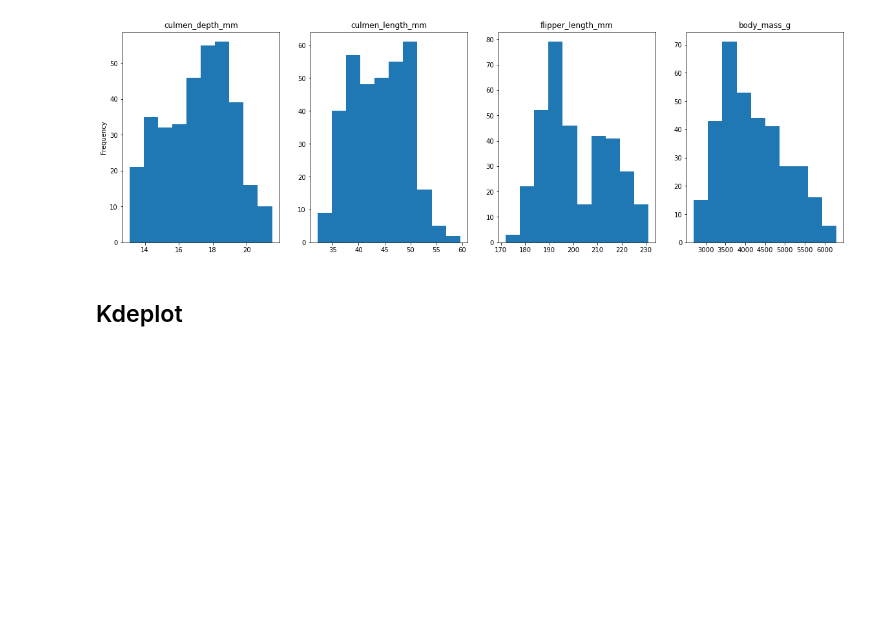
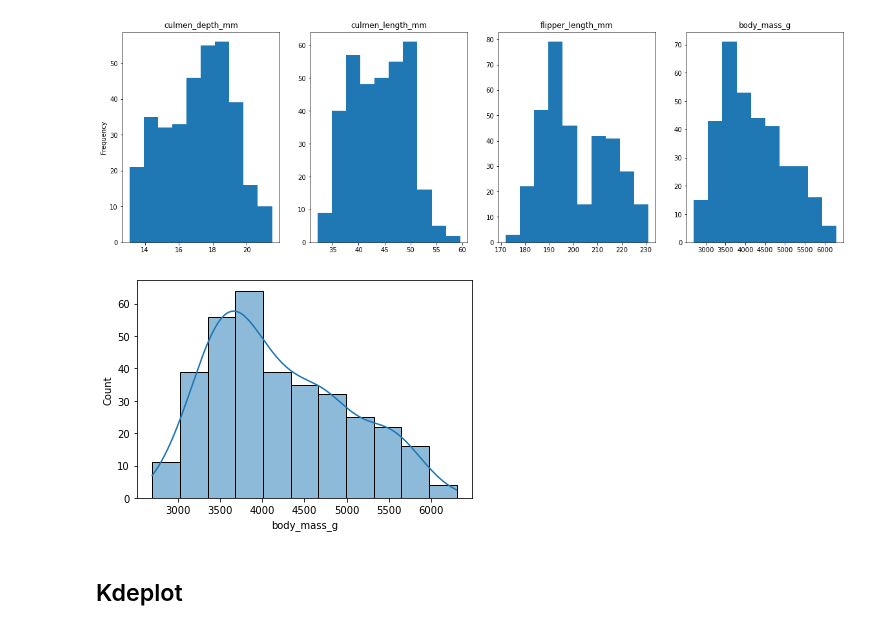
Before and after one commit to moesteelo/Exploratory-Data-Analysis, a Jupyter notebook: Exploratory Data Visualization .ipynb, the cells around one changed output. Drawn from its saved outputs; the diff is of its cells as text; code cells hidden in the pictures; blank space fills up the shorter version.

```diff
--- a/Exploratory Data Visualization .ipynb
+++ b/Exploratory Data Visualization .ipynb
@@ -230,6 +230,11 @@ axs[3].set_title('body_mass_g')
 plt.show()
 # %% [output]
 [figure]
+# %%
+sns.histplot(penguins_size.body_mass_g,kde=True,thresh=1)
+plt.show()
+# %% [output]
+[figure, added]
 # %% [markdown]
 ## Kdeplot
 # %%
```
Also changed, not shown: parts of 8 cells of this notebook, 3 other files.
